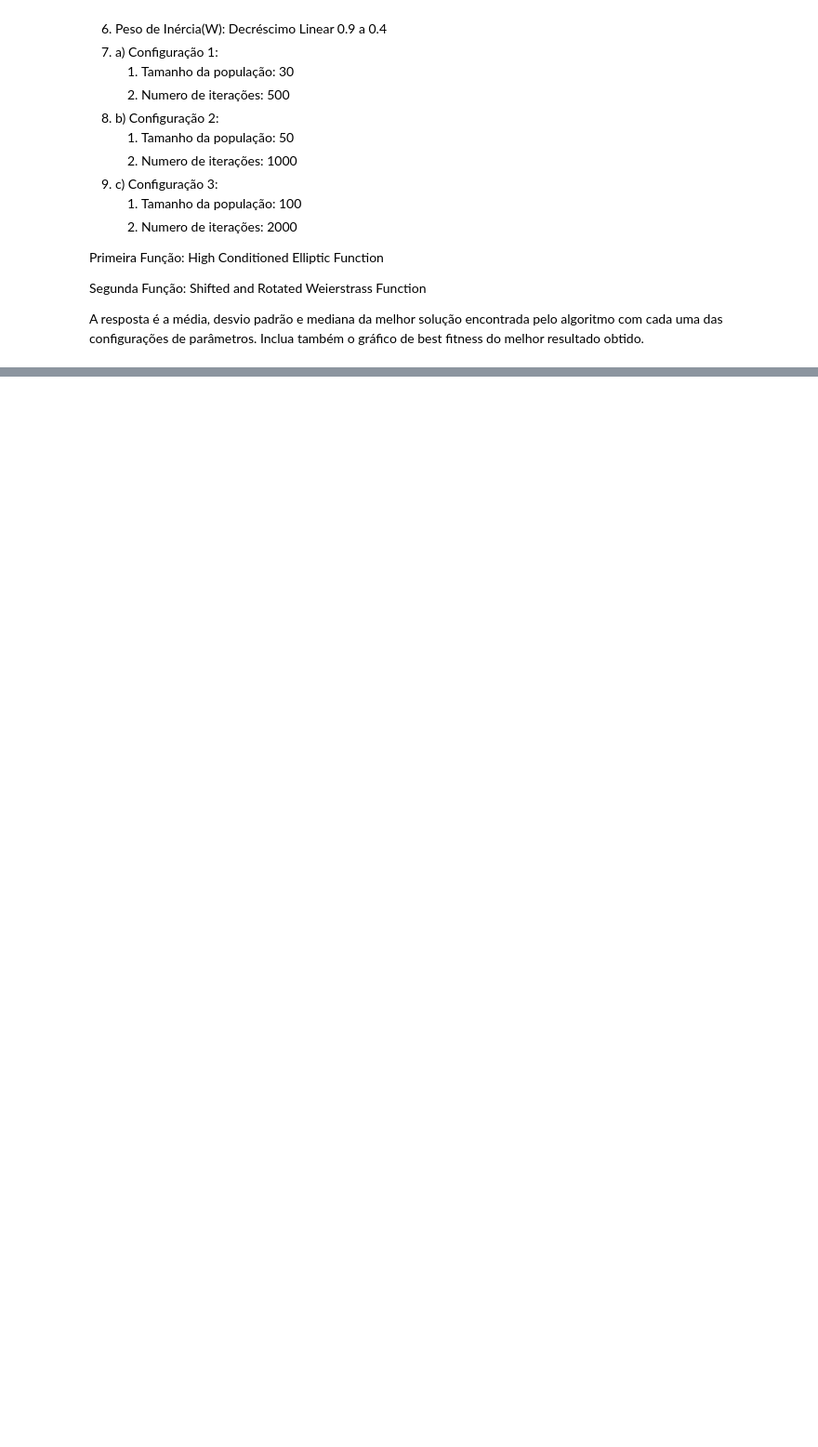
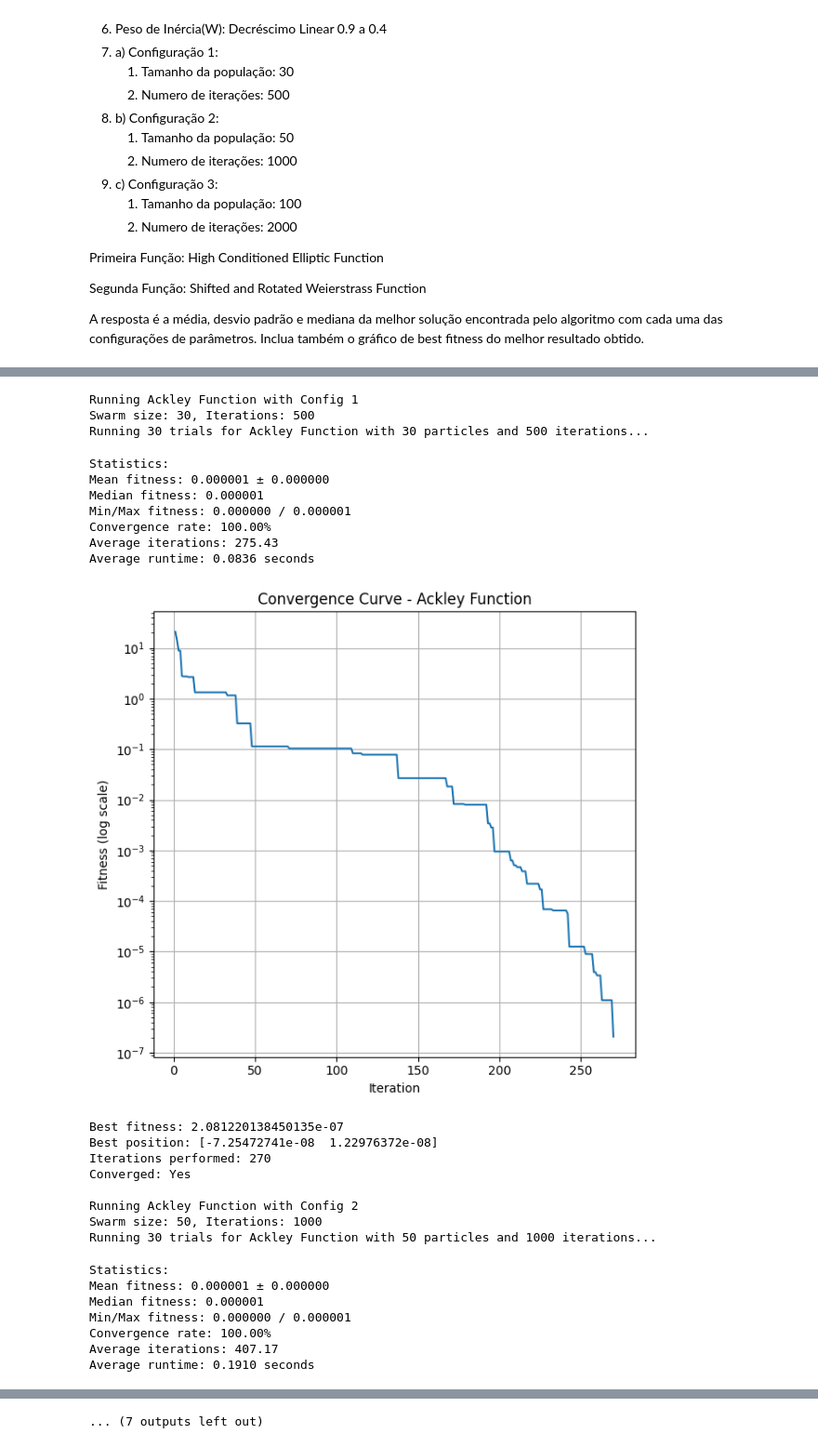
Before and after one commit to josericardo-fo/heuristics, a Jupyter notebook: swarm/pso.ipynb, the cells around one changed output, grey strips where cells are left out. Shown at 93% size. Saved outputs shown, nothing was run; the diff lists cells and outputs as text; code cells hidden in the pictures; blank space fills up the shorter version.

```diff
--- a/swarm/pso.ipynb
+++ b/swarm/pso.ipynb
@@ -406,0 +760,29 @@ visualizeHistory2D(
+# %%
+summary = run_all_experiments()
+# %% [output]
+Running Ackley Function with Config 1
+Swarm size: 30, Iterations: 500
+Running 30 trials for Ackley Function with 30 particles and 500 iterations...
+Statistics:
+Mean fitness: 0.000001 ± 0.000000
+Median fitness: 0.000001
+Min/Max fitness: 0.000000 / 0.000001
+Convergence rate: 100.00%
+Average iterations: 275.43
+Average runtime: 0.0836 seconds
+[figure, added]
+Best fitness: 2.081220138450135e-07
+Best position: [-7.25472741e-08  1.22976372e-08]
+Iterations performed: 270
+Converged: Yes
+
+Running Ackley Function with Config 2
+Swarm size: 50, Iterations: 1000
+Running 30 trials for Ackley Function with 50 particles and 1000 iterations...
+Statistics:
+Mean fitness: 0.000001 ± 0.000000
+Median fitness: 0.000001
+Min/Max fitness: 0.000000 / 0.000001
+Convergence rate: 100.00%
+Average iterations: 407.17
+Average runtime: 0.1910 seconds
@@ -406,0 +822 @@ visualizeHistory2D(
+... (7 outputs left out)
```
Also changed, not shown: parts of 4 cells of this notebook, 1 other file.
